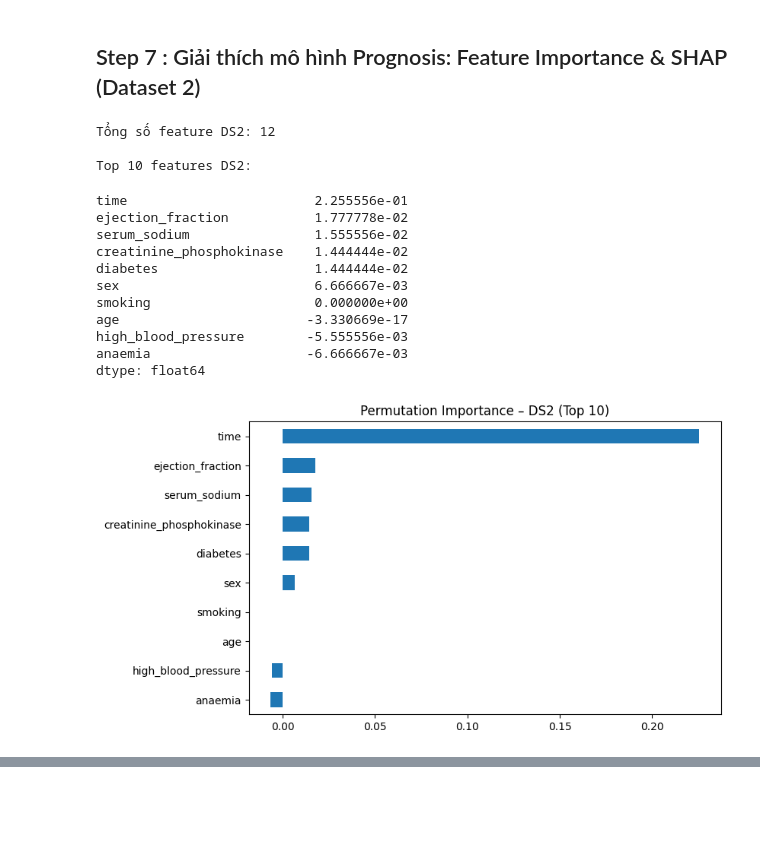
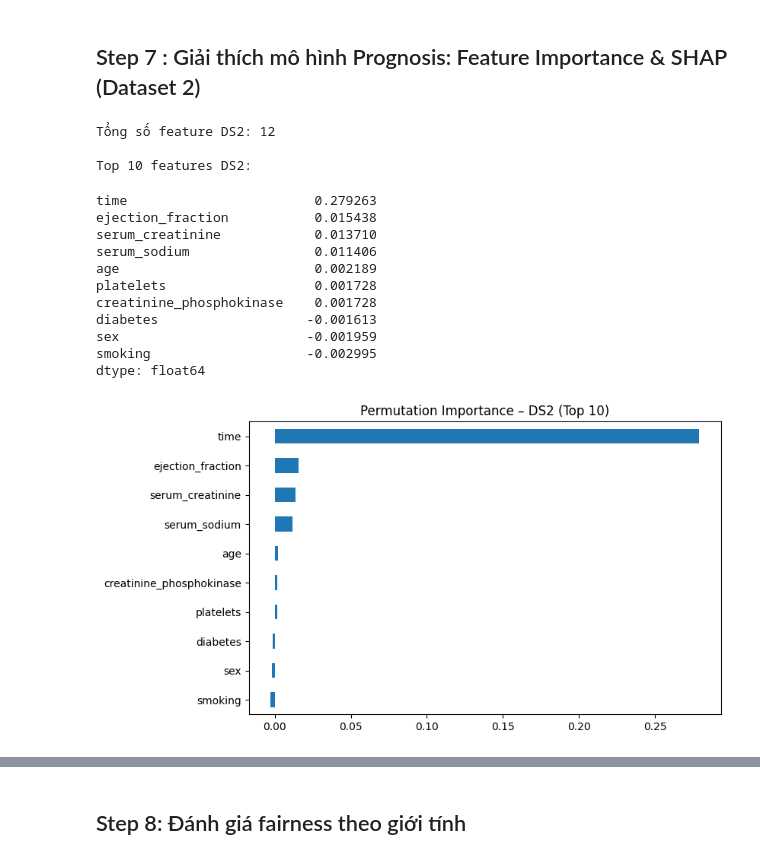
Before and after one commit to NguyenBuiHongTien/CVD_ML, a Jupyter notebook: CDV_New.ipynb, the cells around one changed output, grey strips where cells are left out. Saved outputs shown, nothing was run; the diff lists cells and outputs as text; code cells hidden in the pictures; blank space fills up the shorter version.

Commit message:
Hoàn thiện dc 90% các step cho cả 2 ds trc khi làm phần riskcore.

```diff
--- a/CDV_New.ipynb
+++ b/CDV_New.ipynb
@@ -287,7 +287,8 @@ elif 'heart_disease' in df1.columns:
 else:
     label1 = df1.columns[-1]
 
-X1 = df1.drop(columns=[label1]).copy()
+drop_cols = [label1] + [c for c in df1.columns if c.endswith('_label')]
+X1 = df1.drop(columns=drop_cols, errors='ignore').copy()
 y1 = df1[label1].astype(int)
 
 numeric_cols1 = X1.select_dtypes(include=[np.number]).columns.tolist()
@@ -1470,7 +1460,7 @@ TEST: n = 45, tỷ lệ tử vong = 0.311
 from sklearn.pipeline import Pipeline
 from sklearn.linear_model import LogisticRegression
 from sklearn.ensemble import RandomForestClassifier
-from sklearn.metrics import balanced_accuracy_score  # dùng trong evaluate_model
+from sklearn.metrics import balanced_accuracy_score  # dùng trong
 from sklearn.model_selection import GridSearchCV, StratifiedKFold, cross_val_score
 import joblib
 
@@ -1558,23 +1548,10 @@ else:
     best_pipe_ds2 = pipe_lr2_base
 
 # ------------------------------------------------------------
-# 5) Fit lại mô hình đã chọn trên TRAIN + VAL, sau đó đánh giá trên TEST
+# 5) Fit lại mô hình đã chọn trên TRAIN ST
 # ------------------------------------------------------------
-best_pipe_ds2.fit(X2_train_full, y2_train_full)
-
-print("\n>>> Đánh giá mô hình đã chọn cho DS2 trên TEST:")
-res_best2 = evaluate_model(
-    best_pipe_ds2, X2_test, y2_test,
-    name=f"{best_model_label_ds2}_DS2 (final test)"
-)
-
-# ------------------------------------------------------------
-# 6) Lưu mô hình tốt nhất DS2
-# ------------------------------------------------------------
-MODEL_DIR.mkdir(parents=True, exist_ok=True)
-best_model_path_ds2 = MODEL_DIR / ("best_ds2_" + best_model_label_ds2 + ".pkl")
-joblib.dump(best_pipe_ds2, best_model_path_ds2)
-print(f"Đã lưu mô hình tốt nhất DS2 vào: {best_model_path_ds2}")
+best_pipe_ds2.fit(X2_train, y2_train)
+print("\n>>> Đã fit mô hình đã chọn cho DS2 trên TRAIN (để tune threshold và evaluate).")
 # %% [output]
 >>> Logistic Regression – DS2 – CV AUC (mean ± std): 0.8590 ± 0.0659
 
@@ -1789,13 +1795,14 @@ X2_test_trans = pre2.transform(X2_test)
 # ---- 3) PERMUTATION IMPORTANCE ----
 try:
     r2 = permutation_importance(
-        clf2,
-        X2_test_trans,
-        y2_test,
-        n_repeats=20,
-        random_state=42,
-        n_jobs=-1
-    )
+    clf2,
+    X2_test_trans,
+    y2_test,
+    n_repeats=20,
+    random_state=42,
+    n_jobs=-1,
+    scoring="roc_auc"
+)
     fi2 = pd.Series(r2.importances_mean, index=feature_names2).sort_values(ascending=False)
 
     print("\nTop 10 features DS2:")
@@ -1807,41 +1814,41 @@ try:
     plt.show()
 except Exception as e:
     print("Permutation importance failed DS2:", e)
 
 # ---- 4) SHAP ----
 try:
     import shap
 
     if hasattr(clf2, "feature_importances_"):   # RandomForest
         explainer2 = shap.TreeExplainer(clf2)
         shap_vals2 = explainer2.shap_values(X2_test_trans)
 
         if isinstance(shap_vals2, list):
             shap_vals2 = shap_vals2[1]
 
         shap.summary_plot(shap_vals2, X2_test_trans, feature_names=feature_names2)
 
     else:   # Logistic Regression
         explainer2 = shap.LinearExplainer(clf2, X2_test_trans)
         shap_vals2 = explainer2.shap_values(X2_test_trans)
 
         shap.summary_plot(shap_vals2, X2_test_trans, feature_names=feature_names2)
 
 except Exception as e:
     print("SHAP DS2 failed:", e)
 # %% [output]
 Tổng số feature DS2: 12
 
 Top 10 features DS2:
-time                        2.255556e-01
-ejection_fraction           1.777778e-02
-serum_sodium                1.555556e-02
-creatinine_phosphokinase    1.444444e-02
-diabetes                    1.444444e-02
-sex                         6.666667e-03
-smoking                     0.000000e+00
-age                        -3.330669e-17
-high_blood_pressure        -5.555556e-03
-anaemia                    -6.666667e-03
+time                        0.279263
+ejection_fraction           0.015438
+serum_creatinine            0.013710
+serum_sodium                0.011406
+age                         0.002189
+platelets                   0.001728
+creatinine_phosphokinase    0.001728
+diabetes                   -0.001613
+sex                        -0.001959
+smoking                    -0.002995
 dtype: float64
-[figure, old version]
+[figure, new version]
@@ -1848,0 +1856,2 @@ dtype: float64
+# %% [markdown]
+## Step 8: Đánh giá fairness theo giới tính
```
Also changed, not shown: parts of 18 cells of this notebook, 2 other files.
